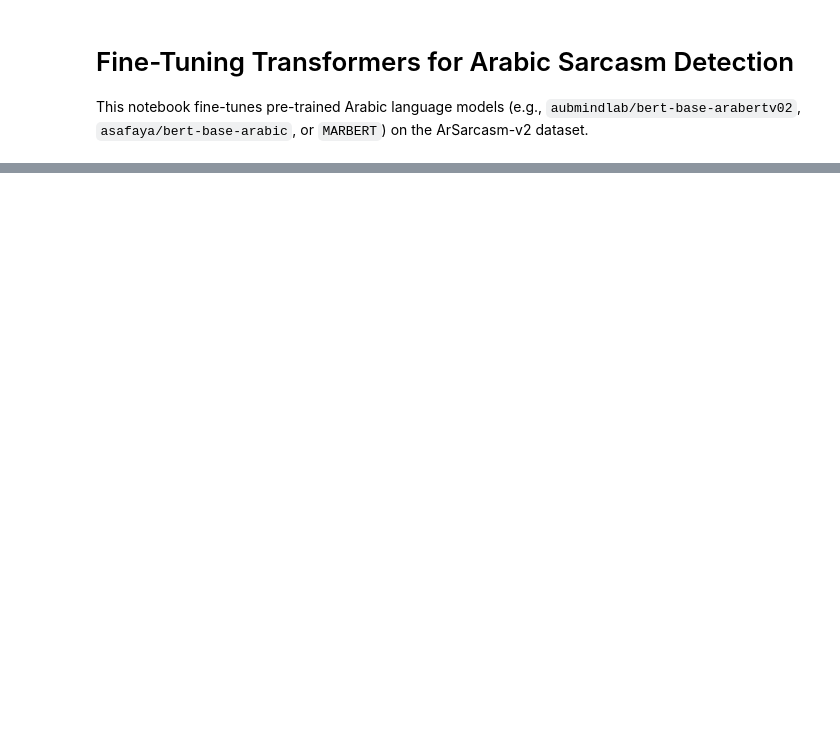
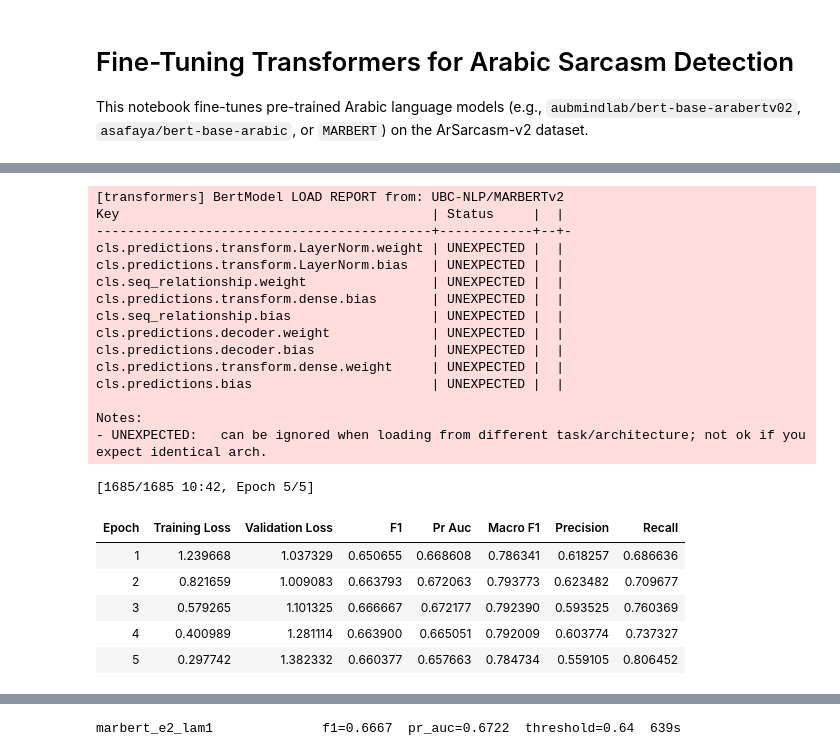
Before and after one commit to cad0m/Arabic-sarcasm, a Jupyter notebook: notebooks/05_finetune.ipynb, the cells around one changed output, grey strips where cells are left out. Drawn from its saved outputs; the diff is of its cells as text; code cells hidden in the pictures; blank space fills up the shorter version.

```diff
--- a/notebooks/05_finetune.ipynb
+++ b/notebooks/05_finetune.ipynb
@@ -48,0 +379,27 @@ class weights: [0.603977620601654, 2.9043641090393066]
+# %%
+trainer = make_trainer("marbert", lam=1, seed=42)
+result = trainer.train()
+log_run(trainer, result, "marbert_e2_lam1", lam=1, seed=42, key="marbert")
+# %% [output]
+[transformers] BertModel LOAD REPORT from: UBC-NLP/MARBERTv2
+Key                                        | Status     |  |
+-------------------------------------------+------------+--+-
+cls.predictions.transform.LayerNorm.weight | UNEXPECTED |  |
+cls.predictions.transform.LayerNorm.bias   | UNEXPECTED |  |
+cls.seq_relationship.weight                | UNEXPECTED |  |
+cls.predictions.transform.dense.bias       | UNEXPECTED |  |
+cls.seq_relationship.bias                  | UNEXPECTED |  |
+cls.predictions.decoder.weight             | UNEXPECTED |  |
+cls.predictions.decoder.bias               | UNEXPECTED |  |
+cls.predictions.transform.dense.weight     | UNEXPECTED |  |
+cls.predictions.bias                       | UNEXPECTED |  |
+
+Notes:
+- UNEXPECTED:   can be ignored when loading from different task/architecture; not ok if you expect identical arch.
+[1685/1685 10:42, Epoch 5/5]
+| Epoch | Training Loss | Validation Loss | F1 | Pr Auc | Macro F1 | Precision | Recall |
+| 1 | 1.239668 | 1.037329 | 0.650655 | 0.668608 | 0.786341 | 0.618257 | 0.686636 |
+| 2 | 0.821659 | 1.009083 | 0.663793 | 0.672063 | 0.793773 | 0.623482 | 0.709677 |
+| 3 | 0.579265 | 1.101325 | 0.666667 | 0.672177 | 0.792390 | 0.593525 | 0.760369 |
+| 4 | 0.400989 | 1.281114 | 0.663900 | 0.665051 | 0.792009 | 0.603774 | 0.737327 |
+| 5 | 0.297742 | 1.382332 | 0.660377 | 0.657663 | 0.784734 | 0.559105 | 0.806452 |
@@ -48,0 +407 @@ class weights: [0.603977620601654, 2.9043641090393066]
+marbert_e2_lam1              f1=0.6667  pr_auc=0.6722  threshold=0.64  639s
```
Also changed, not shown: parts of 26 cells of this notebook.
